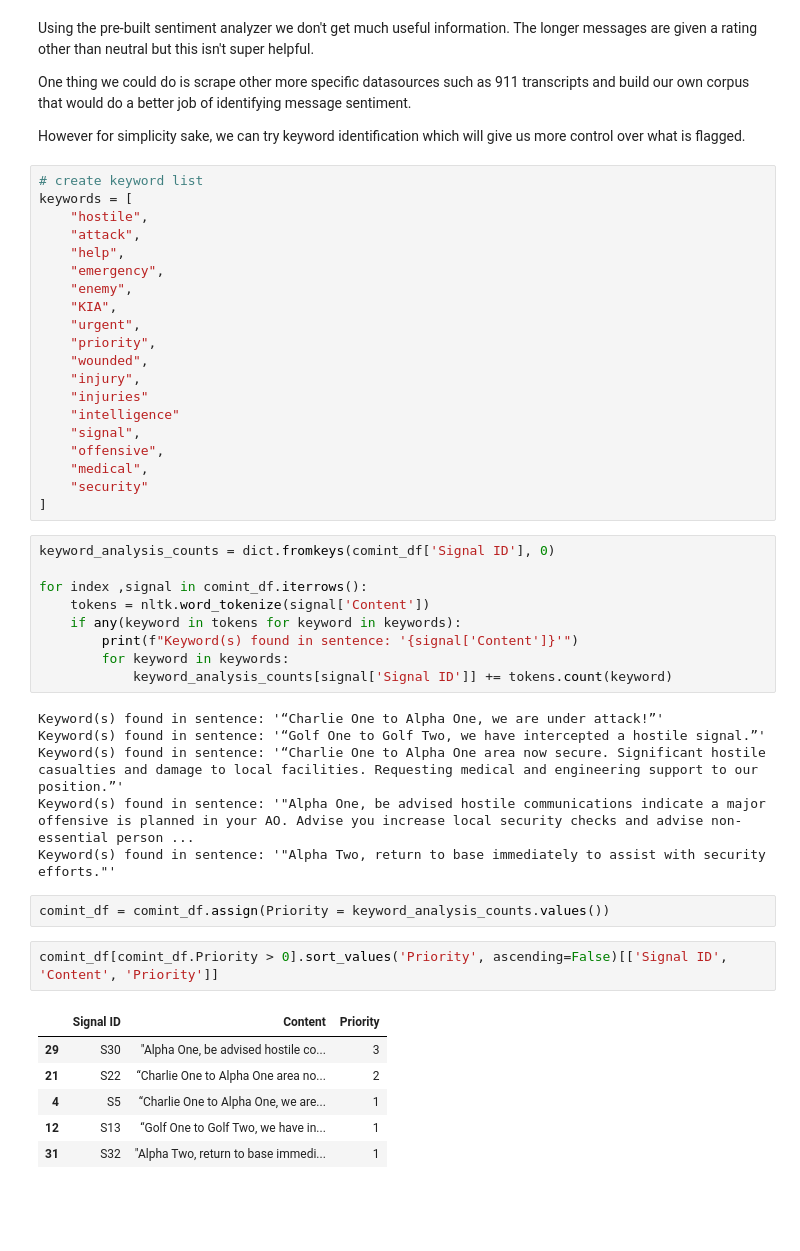
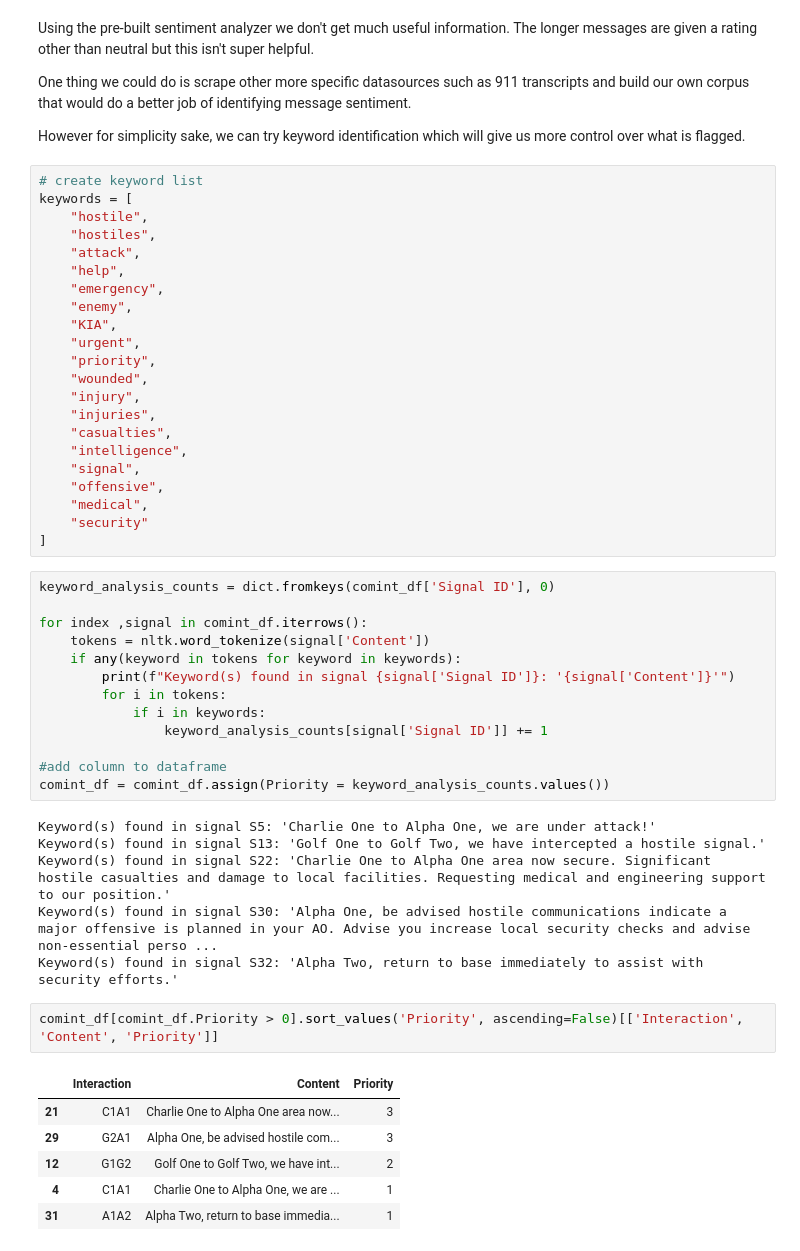
Before and after one commit to ggsmith842/sigint-analysis, a Jupyter notebook: initial_analysis.ipynb, the cells around one changed output. Cells and saved outputs as stored; diff of their text form; blank space fills up the shorter version.

```diff
--- a/initial_analysis.ipynb
+++ b/initial_analysis.ipynb
@@ -326,6 +330,7 @@ However for simplicity sake, we can try keyword identification which will give u
 # create keyword list
 keywords = [
     "hostile",
+    "hostiles",
     "attack",
     "help",
     "emergency",
@@ -335,8 +340,9 @@ keywords = [
     "priority",
     "wounded",
     "injury",
-    "injuries"
-    "intelligence"
+    "injuries",
+    "casualties",
+    "intelligence",
     "signal",
     "offensive",
     "medical",
@@ -348,23 +354,25 @@ keyword_analysis_counts = dict.fromkeys(comint_df['Signal ID'], 0)
 for index ,signal in comint_df.iterrows():
     tokens = nltk.word_tokenize(signal['Content'])
     if any(keyword in tokens for keyword in keywords):
-        print(f"Keyword(s) found in sentence: '{signal['Content']}'")
-        for keyword in keywords:
-            keyword_analysis_counts[signal['Signal ID']] += tokens.count(keyword)
+        print(f"Keyword(s) found in signal {signal['Signal ID']}: '{signal['Content']}'")
+        for i in tokens:
+            if i in keywords:
+                keyword_analysis_counts[signal['Signal ID']] += 1
+
+#add column to dataframe
+comint_df = comint_df.assign(Priority = keyword_analysis_counts.values())
 # %% [output]
-Keyword(s) found in sentence: '“Charlie One to Alpha One, we are under attack!”'
-Keyword(s) found in sentence: '“Golf One to Golf Two, we have intercepted a hostile signal.”'
-Keyword(s) found in sentence: '“Charlie One to Alpha One area now secure. Significant hostile casualties and damage to local facilities. Requesting medical and engineering support to our position.”'
-Keyword(s) found in sentence: '"Alpha One, be advised hostile communications indicate a major offensive is planned in your AO. Advise you increase local security checks and advise non-essential person ...
-Keyword(s) found in sentence: '"Alpha Two, return to base immediately to assist with security efforts."'
+Keyword(s) found in signal S5: 'Charlie One to Alpha One, we are under attack!'
+Keyword(s) found in signal S13: 'Golf One to Golf Two, we have intercepted a hostile signal.'
+Keyword(s) found in signal S22: 'Charlie One to Alpha One area now secure. Significant hostile casualties and damage to local facilities. Requesting medical and engineering support to our position.'
+Keyword(s) found in signal S30: 'Alpha One, be advised hostile communications indicate a major offensive is planned in your AO. Advise you increase local security checks and advise non-essential perso ...
+Keyword(s) found in signal S32: 'Alpha Two, return to base immediately to assist with security efforts.'
-# %%
-comint_df = comint_df.assign(Priority = keyword_analysis_counts.values())
 # %%
-comint_df[comint_df.Priority > 0].sort_values('Priority', ascending=False)[['Signal ID', 'Content', 'Priority']]
+comint_df[comint_df.Priority > 0].sort_values('Priority', ascending=False)[['Interaction', 'Content', 'Priority']]
 # %% [output]
-|  | Signal ID | Content | Priority |
-| 29 | S30 | "Alpha One, be advised hostile co... | 3 |
-| 21 | S22 | “Charlie One to Alpha One area no... | 2 |
-| 4 | S5 | “Charlie One to Alpha One, we are... | 1 |
-| 12 | S13 | “Golf One to Golf Two, we have in... | 1 |
-| 31 | S32 | "Alpha Two, return to base immedi... | 1 |
+|  | Interaction | Content | Priority |
+| 21 | C1A1 | Charlie One to Alpha One area now... | 3 |
+| 29 | G2A1 | Alpha One, be advised hostile com... | 3 |
+| 12 | G1G2 | Golf One to Golf Two, we have int... | 2 |
+| 4 | C1A1 | Charlie One to Alpha One, we are ... | 1 |
+| 31 | A1A2 | Alpha Two, return to base immedia... | 1 |
```
Also changed, not shown: parts of 23 cells of this notebook, 1 other file.
